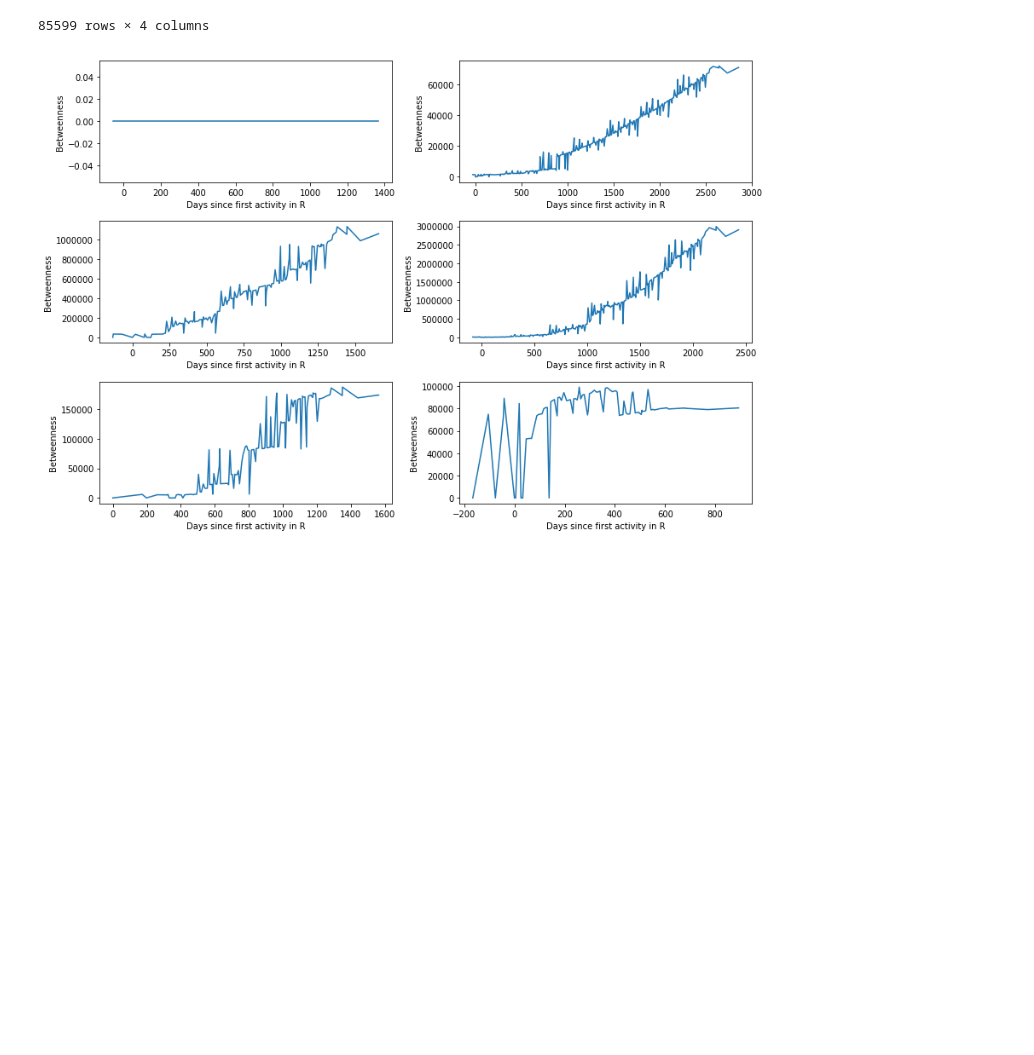
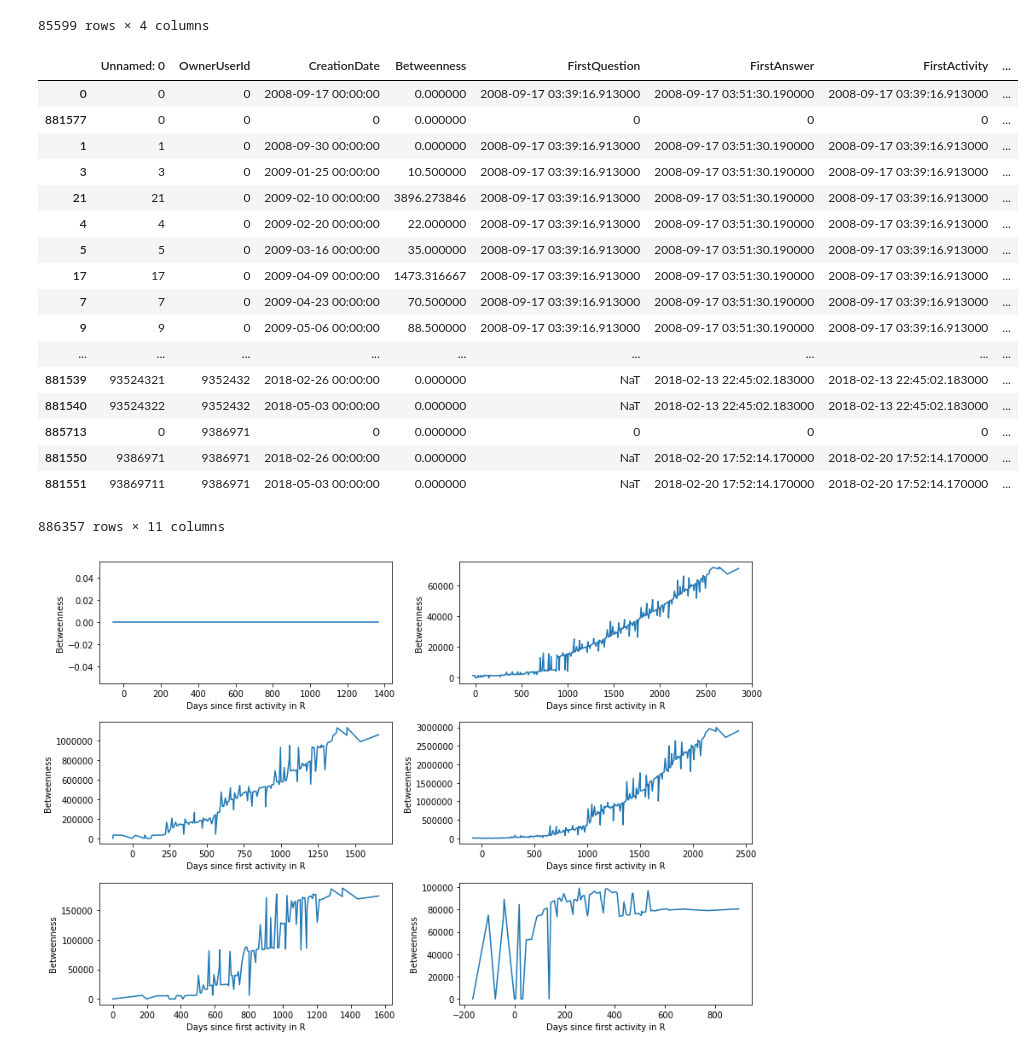
Before and after one commit to live-wire/overflow, a Jupyter notebook: Network_Metric_Final_Steps.ipynb, the cells around one changed output. Drawn from its saved outputs; the diff is of its cells as text; code cells hidden in the pictures; blank space fills up the shorter version.

```diff
--- a/Network_Metric_Final_Steps.ipynb
+++ b/Network_Metric_Final_Steps.ipynb
@@ -122,6 +122,27 @@ def addZeroTimepoint(summaryTableProbAccAnswer_provided):
     return(summaryTableProbAccAnswer)
 # %%
 RsummaryTableBetweenUser = addZeroTimepoint(RsummaryTableBetweenUser)
+# %%
+RsummaryTableBetweenUser.loc[~RsummaryTableBetweenUser["DifferenceNumerator"]<0]
+# %% [output]
+|  | Unnamed: 0 | OwnerUserId | CreationDate | Betweenness | FirstQuestion | FirstAnswer | FirstActivity | ... |
+| 0 | 0 | 0 | 2008-09-17 00:00:00 | 0.000000 | 2008-09-17 03:39:16.913000 | 2008-09-17 03:51:30.190000 | 2008-09-17 03:39:16.913000 | ... |
+| 881577 | 0 | 0 | 0 | 0.000000 | 0 | 0 | 0 | ... |
+| 1 | 1 | 0 | 2008-09-30 00:00:00 | 0.000000 | 2008-09-17 03:39:16.913000 | 2008-09-17 03:51:30.190000 | 2008-09-17 03:39:16.913000 | ... |
+| 3 | 3 | 0 | 2009-01-25 00:00:00 | 10.500000 | 2008-09-17 03:39:16.913000 | 2008-09-17 03:51:30.190000 | 2008-09-17 03:39:16.913000 | ... |
+| 21 | 21 | 0 | 2009-02-10 00:00:00 | 3896.273846 | 2008-09-17 03:39:16.913000 | 2008-09-17 03:51:30.190000 | 2008-09-17 03:39:16.913000 | ... |
+| 4 | 4 | 0 | 2009-02-20 00:00:00 | 22.000000 | 2008-09-17 03:39:16.913000 | 2008-09-17 03:51:30.190000 | 2008-09-17 03:39:16.913000 | ... |
+| 5 | 5 | 0 | 2009-03-16 00:00:00 | 35.000000 | 2008-09-17 03:39:16.913000 | 2008-09-17 03:51:30.190000 | 2008-09-17 03:39:16.913000 | ... |
+| 17 | 17 | 0 | 2009-04-09 00:00:00 | 1473.316667 | 2008-09-17 03:39:16.913000 | 2008-09-17 03:51:30.190000 | 2008-09-17 03:39:16.913000 | ... |
+| 7 | 7 | 0 | 2009-04-23 00:00:00 | 70.500000 | 2008-09-17 03:39:16.913000 | 2008-09-17 03:51:30.190000 | 2008-09-17 03:39:16.913000 | ... |
+| 9 | 9 | 0 | 2009-05-06 00:00:00 | 88.500000 | 2008-09-17 03:39:16.913000 | 2008-09-17 03:51:30.190000 | 2008-09-17 03:39:16.913000 | ... |
+| ... | ... | ... | ... | ... | ... | ... | ... | ... |
+| 881539 | 93524321 | 9352432 | 2018-02-26 00:00:00 | 0.000000 | NaT | 2018-02-13 22:45:02.183000 | 2018-02-13 22:45:02.183000 | ... |
+| 881540 | 93524322 | 9352432 | 2018-05-03 00:00:00 | 0.000000 | NaT | 2018-02-13 22:45:02.183000 | 2018-02-13 22:45:02.183000 | ... |
+| 885713 | 0 | 9386971 | 0 | 0.000000 | 0 | 0 | 0 | ... |
+| 881550 | 9386971 | 9386971 | 2018-02-26 00:00:00 | 0.000000 | NaT | 2018-02-20 17:52:14.170000 | 2018-02-20 17:52:14.170000 | ... |
+| 881551 | 93869711 | 9386971 | 2018-05-03 00:00:00 | 0.000000 | NaT | 2018-02-20 17:52:14.170000 | 2018-02-20 17:52:14.170000 | ... |
+886357 rows × 11 columns
 # %%
 import random
 def plotEvolutionRandomUsers(RsummaryTableBetweenUser,language):
```
